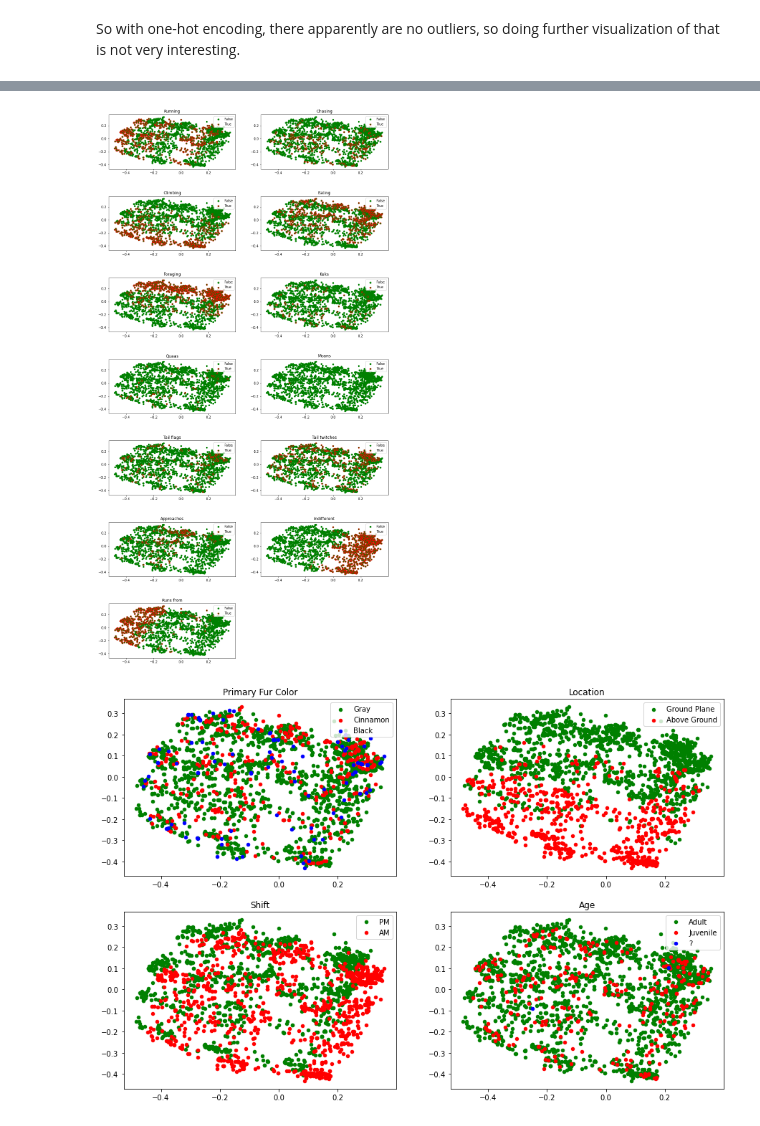
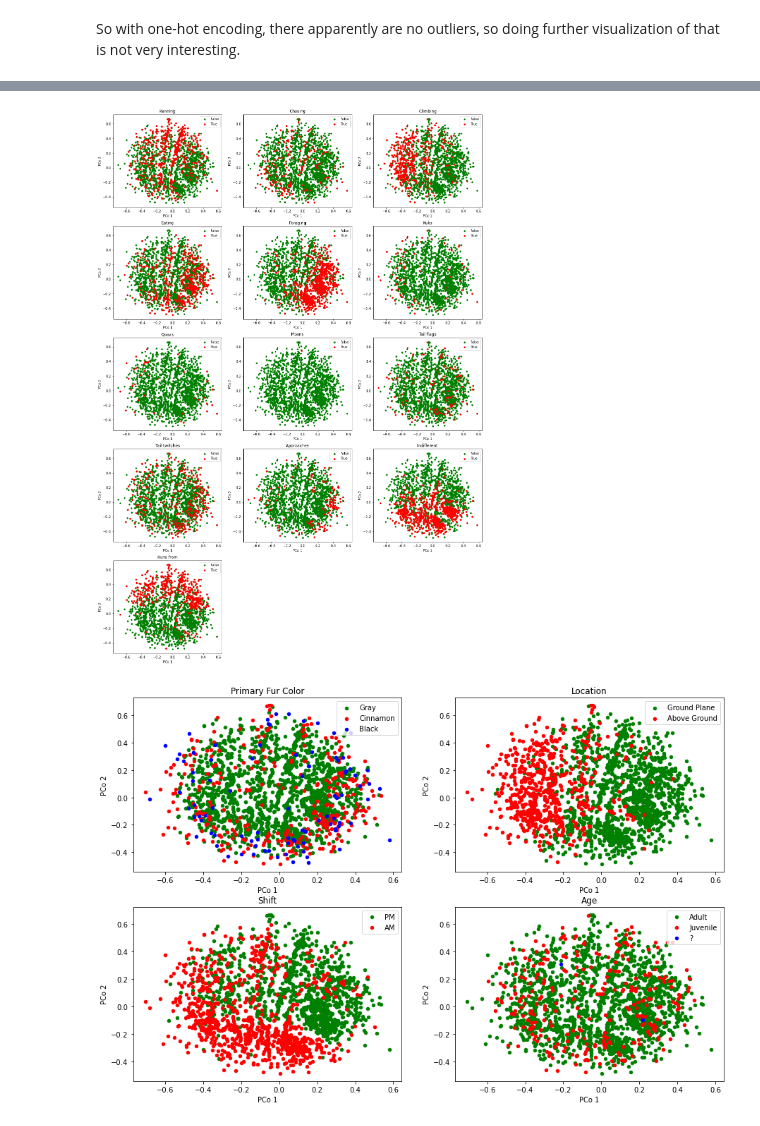
Before and after one commit to xmsterl/SP_squirrels, a Jupyter notebook: squirrels.ipynb, the cells around one changed output, grey strips where cells are left out. Drawn from its saved outputs; the diff is of its cells as text; code cells hidden in the pictures.

Commit message:
Calculate IF anomaly scores

```diff
--- a/squirrels.ipynb
+++ b/squirrels.ipynb
@@ -269,14 +236,14 @@ Index(['Hectare', 'Shift', 'Age', 'Primary Fur Color', 'Location', 'Running',
 # %%
 # Create isolation forest
 rng = np.random.RandomState(42)
-clf = IsolationForest(max_samples='auto', random_state=rng)
+clf_ohe = IsolationForest(max_samples='auto', random_state=rng)
 
 # One-hot encoding of data
 squirrels_ohe = pd.get_dummies(squirrels_isolation)
-clf.fit(squirrels_ohe)
+clf_ohe.fit(squirrels_ohe)
 
 # Get number of anomalies predicted by isolation forest
-pred = clf.predict(squirrels_ohe)
+pred = clf_ohe.predict(squirrels_ohe)
 squirrels['anomaly']=pred
 outliers=squirrels.loc[squirrels['anomaly']==-1]
 outlier_index=list(outliers.index)
@@ -391,11 +262,11 @@ def MDS(distance_matrix, K):
 urf_model = urf(n_trees=500, max_depth=3)
 distance_mat = urf_model.get_distance(squirrels_encoded.to_numpy())
 
-# Get pc scores from distance matrix
-pc_scores_from_distance_matrix = MDS(distance_mat, 2)
-URF_pc_scores = pd.DataFrame(pc_scores_from_distance_matrix.transpose())
+# Calculate PC scores from distance matrix using sklearn
+embedding = MDS(n_components=2, dissimilarity='precomputed')
+PC_scores_MDS = embedding.fit_transform(distance_mat)
 
-# Plot PC scores
-plt.scatter(URF_pc_scores[0], URF_pc_scores[1])
+PC_scores_MDS = pd.DataFrame(PC_scores_MDS)
+plt.scatter(PC_scores_MDS[0], PC_scores_MDS[1])
 # %% [output]
 <matplotlib.collections.PathCollection at 0x...>
@@ -402,0 +274,7 @@ plt.scatter(URF_pc_scores[0], URF_pc_scores[1])
+# %%
+# Color PCoA plots by anomaly score from IF
+f, ax = plt.subplots(figsize=(10, 7))
+points = ax.scatter(PC_scores_MDS[0], PC_scores_MDS[1], c=original_paper_score, cmap='plasma')
+ax.set_xlabel('PCo 1')
+ax.set_ylabel('PCo 2')
+f.colorbar(points)
@@ -403,27 +284,31 @@ plt.scatter(URF_pc_scores[0], URF_pc_scores[1])
 # %%
 # For boolean variables
 
 bool_vars = ['Running','Chasing', 'Climbing', 'Eating', 'Foraging', 'Kuks', 'Quaas', 'Moans', 'Tail flags',
              'Tail twitches', 'Approaches', 'Indifferent', 'Runs from']
 
 # Color PC plots by different variables
-plt.figure(figsize=(15, 30))
-plt.subplots_adjust(hspace=0.5)
+plt.figure(figsize=(20, 30))
+# plt.subplots_adjust(hspace=0.5)
 
 # Make subplots in loop
 for n, var in enumerate(bool_vars):
     # add a new subplot iteratively
-    ax = plt.subplot(7, 2, n + 1)
+    ax = plt.subplot(5, 3, n + 1)
     true_ind = squirrels.index[squirrels[var] == True]
 
-    b1 = ax.scatter(URF_pc_scores[0], URF_pc_scores[1], c='green', s=20,label="False")
-    b1 = ax.scatter(URF_pc_scores.iloc[true_ind,0],URF_pc_scores.iloc[true_ind,1], c='green',s=20,  edgecolor="red",label="True")
+    b1 = ax.scatter(PC_scores_MDS[0], PC_scores_MDS[1], c='green', s=20,label="False")
+    b1 = ax.scatter(PC_scores_MDS.iloc[true_ind,0],PC_scores_MDS.iloc[true_ind,1], c='red',s=20,label="True")
 
     # chart formatting
     ax.set_title(var)
     plt.legend(loc="upper right")
+    ax.set_xlabel('PCo 1')
+    ax.set_ylabel('PCo 2')
+
+plt.savefig('PCo_bool_2.png')
 # %% [output]
-[figure, old version]
+[figure, new version]
 # %%
 # For non-boolean variables
 
@@ -440,15 +325,15 @@ for n, nonbool_var in enumerate(nonbool_vars):
         ax = plt.subplot(2, 2, n + 1)
 
         col_ind = squirrels.index[squirrels[nonbool_var] == item]
-        ax.scatter(URF_pc_scores.iloc[col_ind, 0], URF_pc_scores.iloc[col_ind, 1], c=plot_col, s=20,label=item)
-
-        # b1 = ax.scatter(res.iloc[true_ind,0],res.iloc[true_ind,1], c='green',s=20,  edgecolor="red",label="True")
+        ax.scatter(PC_scores_MDS.iloc[col_ind, 0], PC_scores_MDS.iloc[col_ind, 1], c=plot_col, s=20,label=item)
 
         # chart formatting
         ax.set_title(nonbool_var)
         plt.legend(loc="upper right")
+        ax.set_xlabel('PCo 1')
+        ax.set_ylabel('PCo 2')
 # %% [output]
-[figure, old version]
+[figure, new version]
 # %% [markdown]
 # Stuffs to try
 - Use date: check for differences between weekdays and weekend and maybe holidays
```
Also changed, not shown: parts of 21 cells of this notebook, 1 other file.
